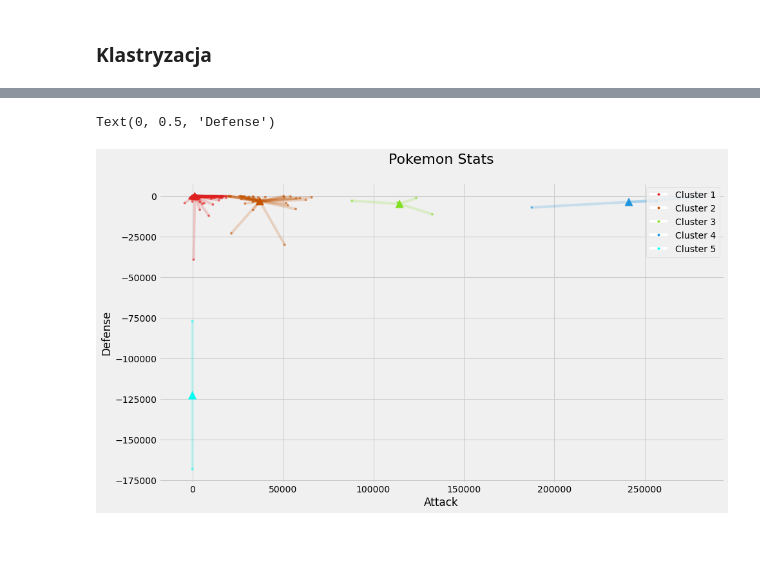
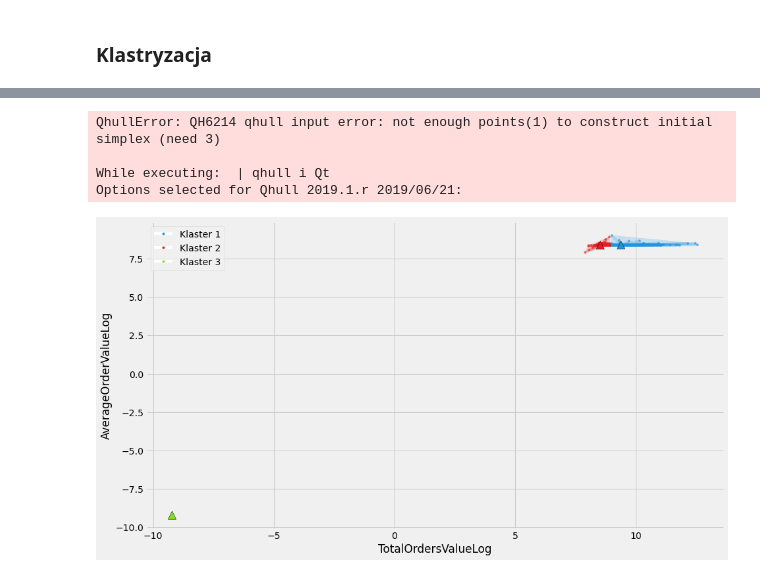
Before and after one commit to kkowalczykk/k-means-segmentation, a Jupyter notebook: main.ipynb, the cells around one changed output, grey strips where cells are left out. Drawn from its saved outputs; the diff is of its cells as text; code cells hidden in the pictures; blank space fills up the shorter version.

```diff
--- a/main.ipynb
+++ b/main.ipynb
@@ -340,6 +389,5 @@ g.map(sns.scatterplot);
 # %%
 # Selekcja zmiennych, na podstawie których wykonana zostanie klasteryzacja
 
-variable_pair = ['TotalOrdersValue', 'CancelledOrdersValue']
+variable_pair = ['TotalOrdersValueLog', 'AverageOrderValueLog']
 df_for_clustering = transformed_df[[variable_pair[0], variable_pair[1]]]
-clustering_matrix = df_for_clustering.iloc[: , :].values
@@ -370,11 +491,9 @@ plt.show()
 # %%
 # Klasteryzacja metodą K-means
 
-best_cluster_count = 5
+best_cluster_count = 3
 algorithm = (KMeans(n_clusters = best_cluster_count ,init='k-means++', n_init = 10 ,max_iter=300,
                         tol=0.0001,  random_state= 31  , algorithm='elkan') )
 algorithm.fit(clustering_matrix)
 labels = algorithm.labels_
 centroids = algorithm.cluster_centers_
-
-print(centroids)
@@ -389,6 +502,6 @@ print(centroids)
 
 temp = []
 for label in labels:
-    temp.append([label])
+    temp.append([int(label)])
 clustering_matrix = np.append(clustering_matrix, temp, axis=1)
 df_for_clustering = pd.DataFrame(clustering_matrix, columns=[variable_pair[0], variable_pair[1], 'cluster'])
@@ -395,4 +510,5 @@ df_for_clustering = pd.DataFrame(clustering_matrix, columns=[variable_pair[0], v
 # %%
-sns.displot(data=df_for_clustering, x=variable_pair[0], fill=True, hue = 'cluster', kind = "kde", height=8.27, aspect=11.7/8.27)
-sns.displot(data=df_for_clustering, x=variable_pair[1], fill=True, hue = 'cluster', kind = "kde", height=8.27, aspect=11.7/8.27)
+sns.set_palette(sns.color_palette(colors))
+sns.displot(data=df_for_clustering, x=variable_pair[0], fill=True, hue = 'cluster' ,kind = "kde", height=8.27, aspect=11.7/8.27, palette=colors[:best_cluster_count])
+sns.displot(data=df_for_clustering, x=variable_pair[1], fill=True, hue = 'cluster',kind = "kde", height=8.27, aspect=11.7/8.27, palette=colors[:best_cluster_count])
 # %% [output]
@@ -433,49 +528,44 @@ plt.show()
 # %%
 cen_x = [i[0] for i in centroids]
 cen_y = [i[1] for i in centroids]
 
-# define and map colors
-colors = ['#DF2020', '#81DF20', '#2095DF', '#c45200', '#00fff2', '#6f00ff' ]
+# Mapowanie kolorów
 df_for_clustering['c'] = df_for_clustering.cluster.map({0:colors[0], 1:colors[1], 2:colors[2], 3:colors[3], 4:colors[4], 5:colors[5]})
 
-# plt.scatter(df_for_clustering[variable_pair[0]], df_for_clustering[variable_pair[1]], c=df_for_clustering.c, alpha = 0.6, s=10)
+fig, ax = plt.subplots(1, figsize=(14,8))
+ax.set_ylabel(variable_pair[1])
+ax.set_xlabel(variable_pair[0])
 
-# ------------------------------------
+# Punkty
+plt.scatter(df_for_clustering[variable_pair[0]], df_for_clustering[variable_pair[1]], c=df_for_clustering.c, alpha = 0.6, s=10)
 
-#####PLOT#####
-fig, ax = plt.subplots(1, figsize=(14,8))
-# plot data
-plt.scatter(df_for_clustering[variable_pair[0]], df_for_clustering[variable_pair[1]], c=df_for_clustering.c, alpha = 0.6, s=10)
-plt.scatter(cen_x, cen_y, marker='^', c=colors[:len(df_for_clustering['c'].unique())], s=150)
+# Centra klastrów
+plt.scatter(cen_x, cen_y, marker='^', c=colors[:len(df_for_clustering['c'].unique())], s=150, edgecolors='black', zorder=100)
 
-# plot lines
+
+# Linie
 for idx, val in df_for_clustering.iterrows():
     x = [val[variable_pair[0]], cen_x[int(val['cluster'])],]
     y = [val[variable_pair[1]], cen_y[int(val['cluster'])]]
     plt.plot(x, y, c=val.c, alpha=0.2)
 
-# draw enclosure
-for i in df.cluster.unique():
-    points = df[df.cluster == i][['Attack', 'Defense']].values
-    # get convex hull
+# Legenda
+legend_elements = [Line2D([0], [0], marker='o', color='w', label='Klaster {}'.format(i+1),
+               markerfacecolor=mcolor, markersize=5) for i, mcolor in enumerate(df_for_clustering['c'].unique())]
+plt.legend(handles=legend_elements, loc='best')
+
+# Obszar klastra
+for i in df_for_clustering.cluster.unique():
+    points = df_for_clustering[df_for_clustering.cluster == i][[variable_pair[0], variable_pair[1]]].values
     hull = ConvexHull(points)
-    # get x and y coordinates
-    # repeat last point to close the polygon
     x_hull = np.append(points[hull.vertices,0],
                        points[hull.vertices,0][0])
     y_hull = np.append(points[hull.vertices,1],
                        points[hull.vertices,1][0])
-    # plot shape
-    plt.fill(x_hull, y_hull, alpha=0.3, c=colors[i])
-
-# create a list of legend elemntes
-legend_elements = [Line2D([0], [0], marker='o', color='w', label='Cluster {}'.format(i+1),
-               markerfacecolor=mcolor, markersize=5) for i, mcolor in enumerate(df_for_clustering['c'].unique())]
-plt.legend(handles=legend_elements, loc='upper right')
-# title and labels
-plt.title('Pokemon Stats\n', loc='center', fontsize=22)
-plt.xlabel('Attack')
-plt.ylabel('Defense')
+    plt.fill(x_hull, y_hull, alpha=0.18, c=colors[int(i)])
 # %% [output]
-Text(0, 0.5, 'Defense')
+QhullError: QH6214 qhull input error: not enough points(1) to construct initial simplex (need 3)
+
+While executing:  | qhull i Qt
+Options selected for Qhull 2019.1.r 2019/06/21:
-[figure, old version]
+[figure, new version]
```
Also changed, not shown: parts of 21 cells of this notebook, 1 other file.
